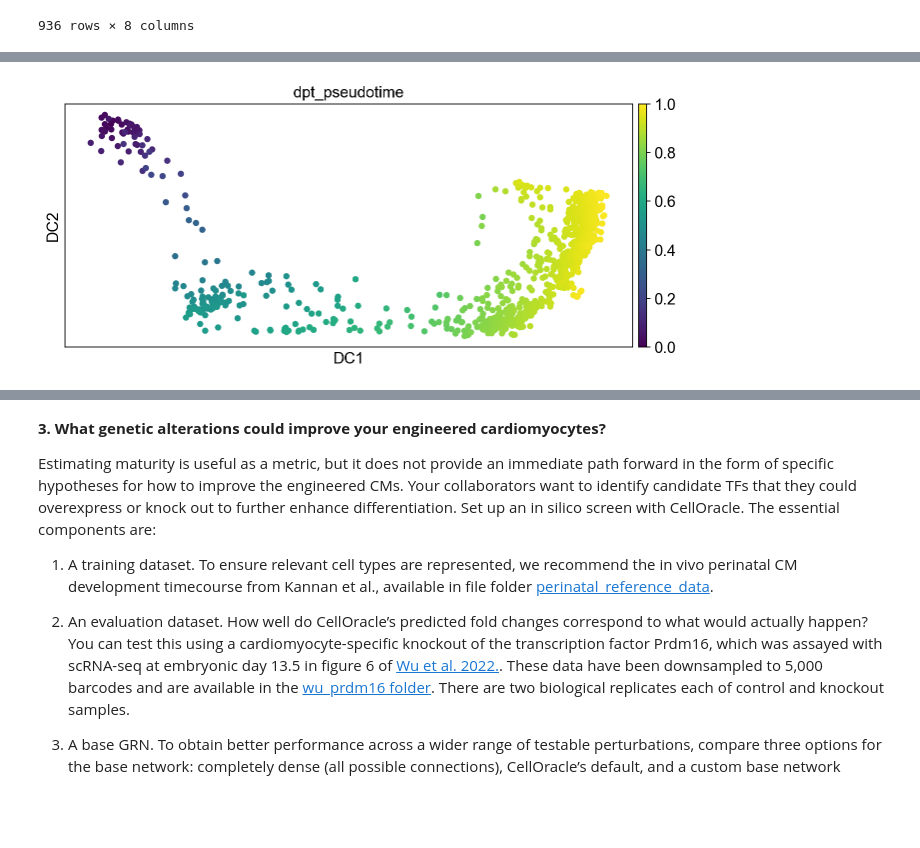
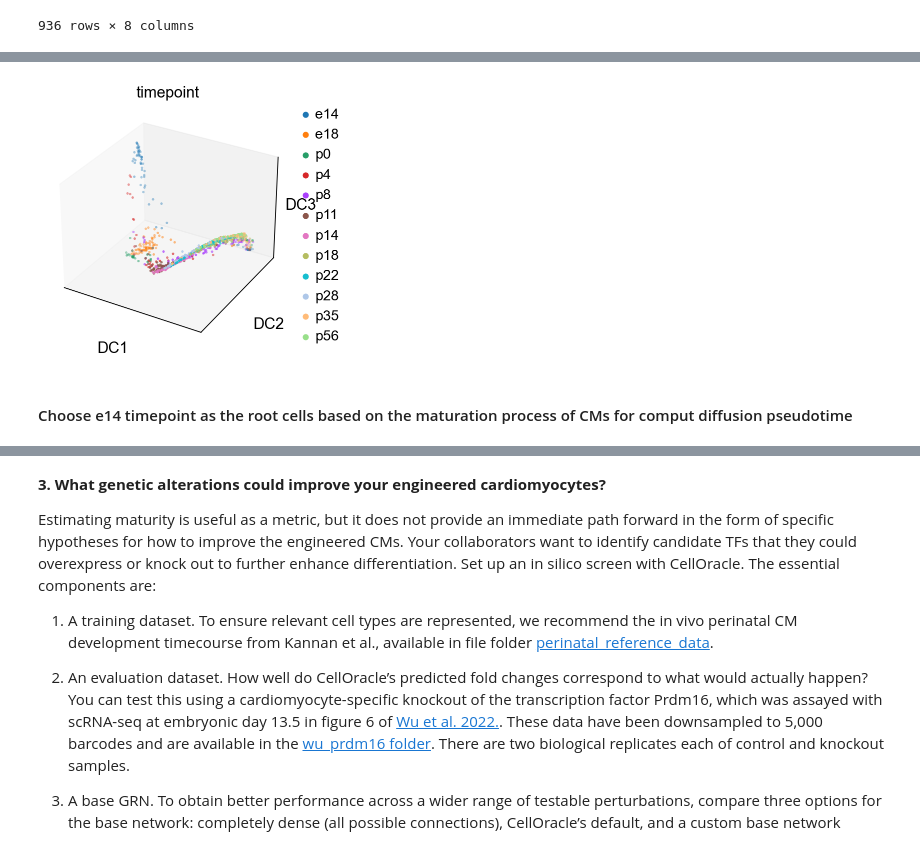
Before and after one commit to shoulton/CSCB-Final-Project, a Jupyter notebook: Final_project.ipynb, the cells around one changed output, grey strips where cells are left out. Saved outputs shown, nothing was run; the diff lists cells and outputs as text; code cells hidden in the pictures; blank space fills up the shorter version.

```diff
--- a/Final_project.ipynb
+++ b/Final_project.ipynb
@@ -277,11 +297,13 @@ n_neighbors = 15
 sc.pp.neighbors(perinatal_reference, n_neighbors = n_neighbors, n_pcs = n_pcs)
 # %%
 sc.tl.diffmap(perinatal_reference)
+# %%
+sc.pl.diffmap(perinatal_reference, color="timepoint", projection = "3d")
+# %% [output]
+[figure, added]
+# %% [markdown]
+#### Choose e14 timepoint as the root cells based on the maturation process of CMs for comput diffusion pseudotime
 # %%
 perinatal_reference.uns['iroot'] = np.flatnonzero(perinatal_reference.obs['timepoint']  == 'e14')[0]
 # %%
 sc.tl.dpt(perinatal_reference, n_branchings = 1)
-# %%
-sc.pl.diffmap(perinatal_reference, color = "dpt_pseudotime")
-# %% [output]
-[figure, removed]
```
Also changed, not shown: parts of 67 cells of this notebook.
